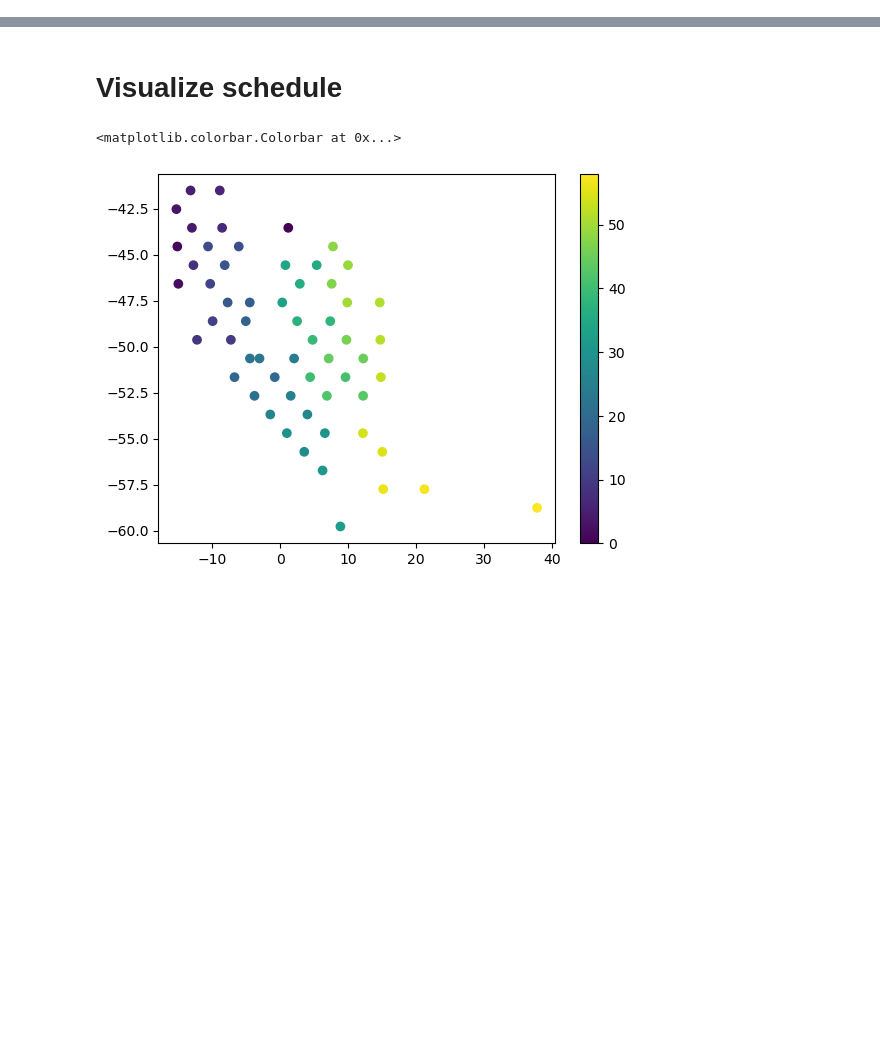
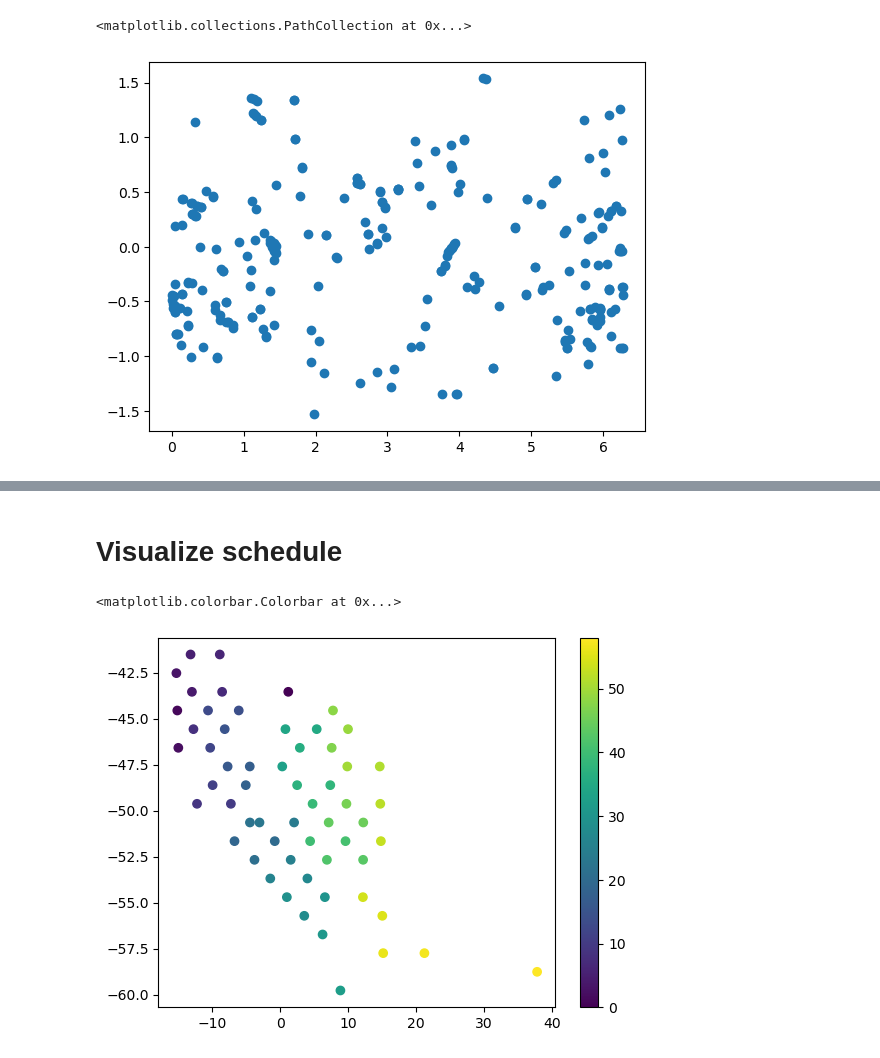
Before and after one commit to rachelhur/survey-ops, a Jupyter notebook: notebooks/v1.ipynb, the cells around one changed output, grey strips where cells are left out. Cells and saved outputs as stored; diff of their text form; code cells hidden in the pictures; blank space fills up the shorter version.

```diff
--- a/notebooks/v1.ipynb
+++ b/notebooks/v1.ipynb
@@ -135,0 +185,5 @@ schedule_bad
+# %%
+plt.scatter(az, el)
+# %% [output]
+<matplotlib.collections.PathCollection at 0x...>
+[figure, added]
```
Also changed, not shown: parts of 27 cells of this notebook, 2 other files.
